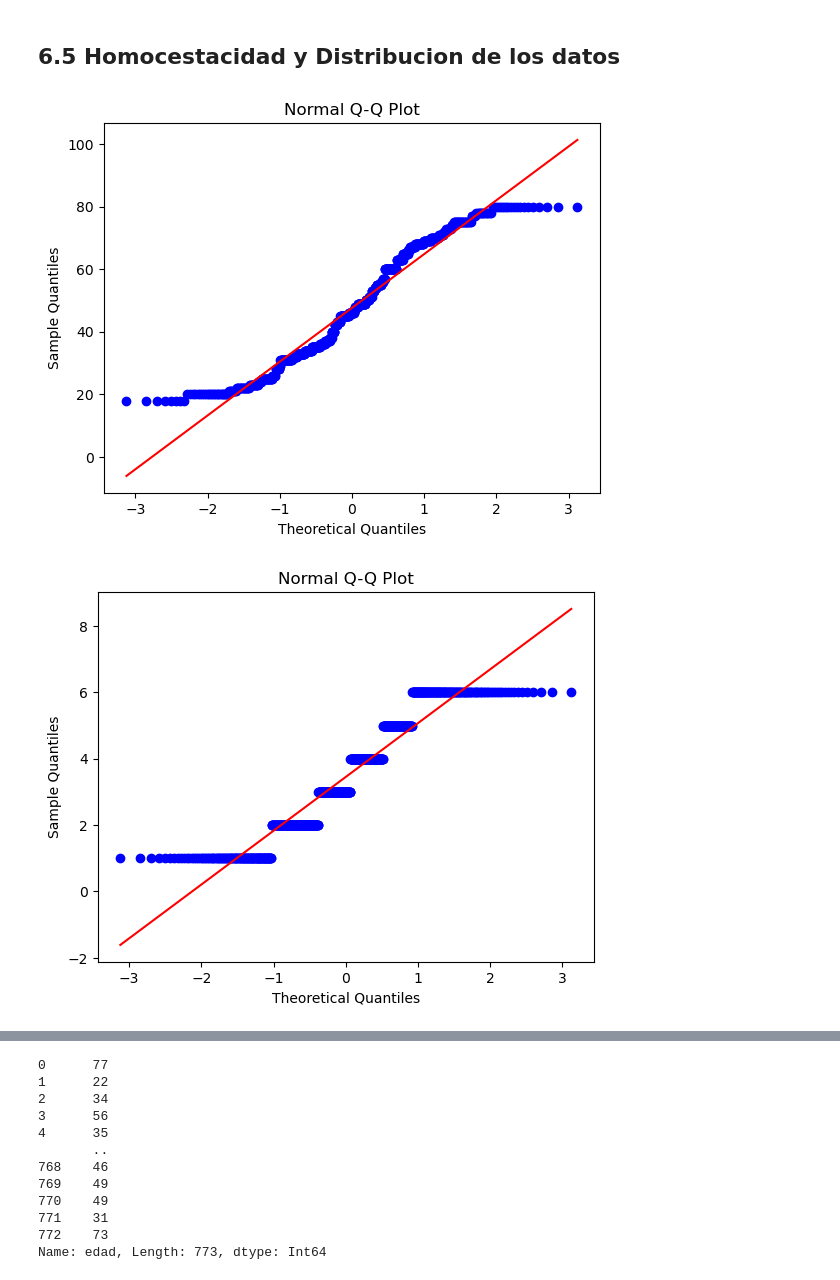
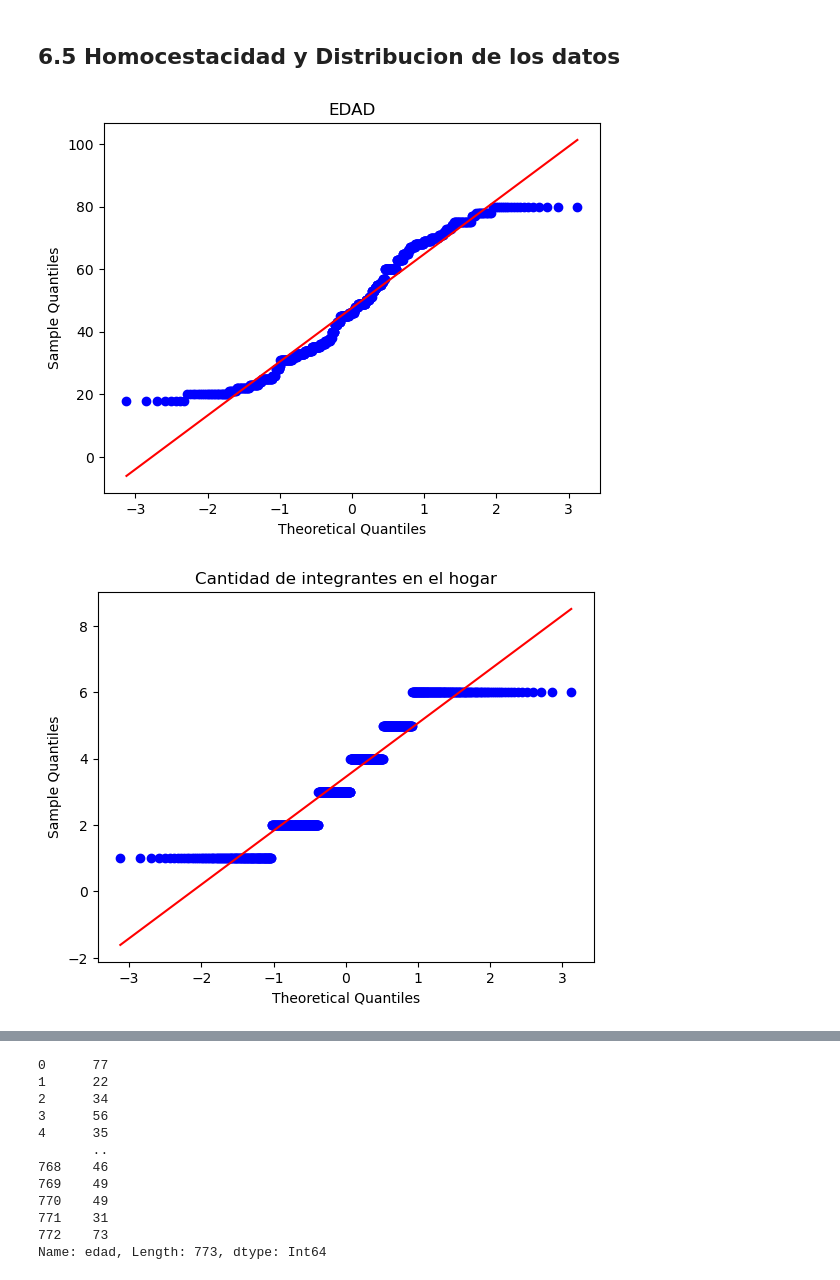
Before and after one commit to Lonelyprogram/TPFinaldeMET4OP, a Jupyter notebook: notebook/unionfinaltp.ipynb, the cells around one changed output, grey strips where cells are left out. Cells and saved outputs as stored; diff of their text form; code cells hidden in the pictures.

```diff
--- a/notebook/unionfinaltp.ipynb
+++ b/notebook/unionfinaltp.ipynb
@@ -1027,26 +581,30 @@ Terciario/Universitario incompleto  51.315789  13.157895
 ## 6.5 Homocestacidad y Distribucion de los datos ###
 # %%
 # Vemos la distribucion de los datos para edad #
+# Graficamos un Q-Q Plot (QQPlot) para la variable 'edad' del DataFrame ponderado.
+# Este gráfico compara los cuantiles de la distribución observada con los de una normal teórica.
+# Si los puntos siguen aproximadamente una línea recta, indica que los datos se distribuyen de manera normal.
+# Revisar la normalidad de los datos puede ser un paso previo al análisis de homocedasticidad (igualdad de varianzas).
 stats.probplot(df_ponderado["edad"], dist="norm", plot=plt)
-plt.title("Normal Q-Q Plot")
+plt.title("EDAD")
 plt.xlabel("Theoretical Quantiles")
 plt.ylabel("Sample Quantiles")
 plt.show()
 
 # Vemos la distribucion de los datos para cantidad de integrantes en el hogar #
 stats.probplot(df_ponderado["cantidad_de_integrantes_en_el_hogar"], dist="norm", plot=plt)
-plt.title("Normal Q-Q Plot")
+plt.title("Cantidad de integrantes en el hogar")
 plt.xlabel("Theoretical Quantiles")
 plt.ylabel("Sample Quantiles")
 plt.show()
 
 # vemos la distribucion de los datos para la imagen del candidato
 
 stats.probplot(df_ponderado["imagen_del_candidato"], dist="norm", plot=plt)
-plt.title("Normal Q-Q Plot")
+plt.title("Imagen del candidato")
 plt.xlabel("Theoretical Quantiles")
 plt.ylabel("Sample Quantiles")
 plt.show()
 # %% [output]
-[figure, old version]
+[figure, new version]
-[figure, old version]
+[figure, new version]
```
Also changed, not shown: parts of 42 cells of this notebook.
